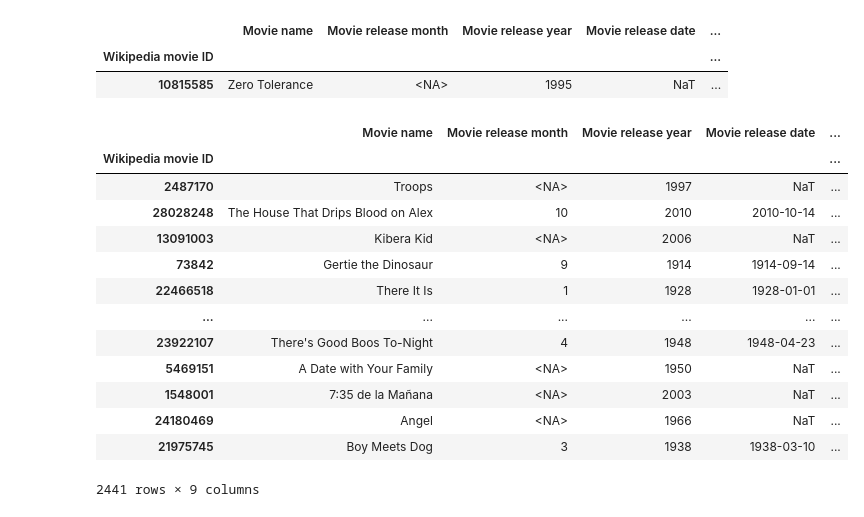
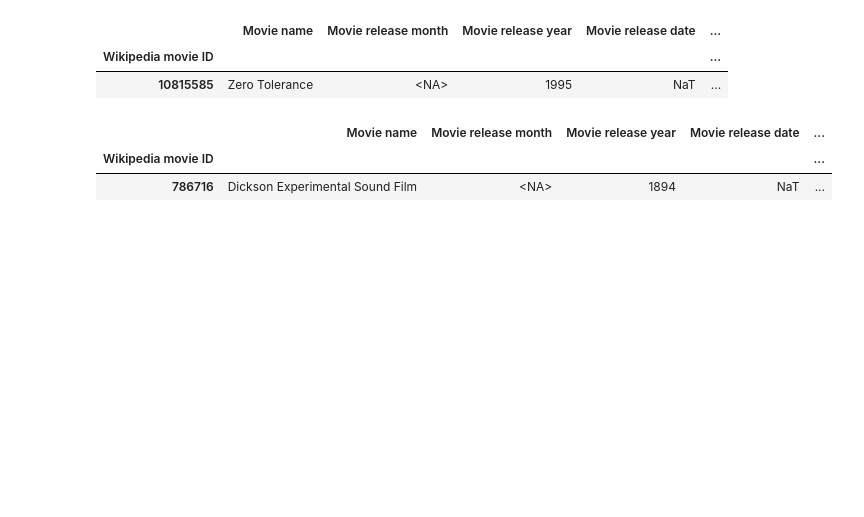
Before and after one commit to epfl-ada/ada-2024-project-plottwisters, a Jupyter notebook: data_cleaning.ipynb, the cells around one changed output. Cells and saved outputs as stored; diff of their text form; code cells hidden in the pictures; blank space fills up the shorter version.

```diff
--- a/data_cleaning.ipynb
+++ b/data_cleaning.ipynb
@@ -576,23 +541,12 @@ long_movies
 | Wikipedia movie ID |  |  |  |  | ... |
 | 10815585 | Zero Tolerance | <NA> | 1995 | NaT | ... |
 # %%
-# Get the movie names of movies under 30s
-is_short_movie = df_treated['Movie runtime'] < 20
+# Get the movie names of movies under a second
+is_short_movie = df_treated['Movie runtime'] < 0.0166667
 
 short_movies = df_treated.loc[df_treated[is_short_movie].index]
 short_movies
 # %% [output]
 |  | Movie name | Movie release month | Movie release year | Movie release date | ... |
 | Wikipedia movie ID |  |  |  |  | ... |
-| 2487170 | Troops | <NA> | 1997 | NaT | ... |
-| 28028248 | The House That Drips Blood on Alex | 10 | 2010 | 2010-10-14 | ... |
-| 13091003 | Kibera Kid | <NA> | 2006 | NaT | ... |
-| 73842 | Gertie the Dinosaur | 9 | 1914 | 1914-09-14 | ... |
-| 22466518 | There It Is | 1 | 1928 | 1928-01-01 | ... |
-| ... | ... | ... | ... | ... | ... |
-| 23922107 | There's Good Boos To-Night | 4 | 1948 | 1948-04-23 | ... |
-| 5469151 | A Date with Your Family | <NA> | 1950 | NaT | ... |
-| 1548001 | 7:35 de la Mañana | <NA> | 2003 | NaT | ... |
-| 24180469 | Angel | <NA> | 1966 | NaT | ... |
-| 21975745 | Boy Meets Dog | 3 | 1938 | 1938-03-10 | ... |
+| 786716 | Dickson Experimental Sound Film | <NA> | 1894 | NaT | ... |
-2441 rows × 9 columns
```
Also changed, not shown: parts of 6 cells of this notebook, 2 other files.
